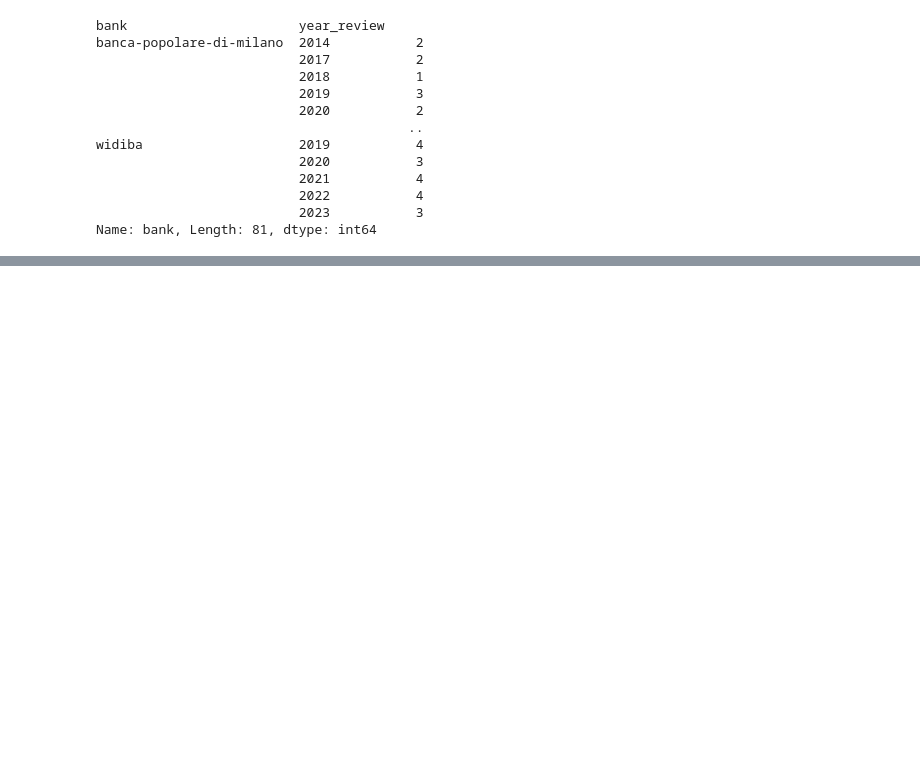
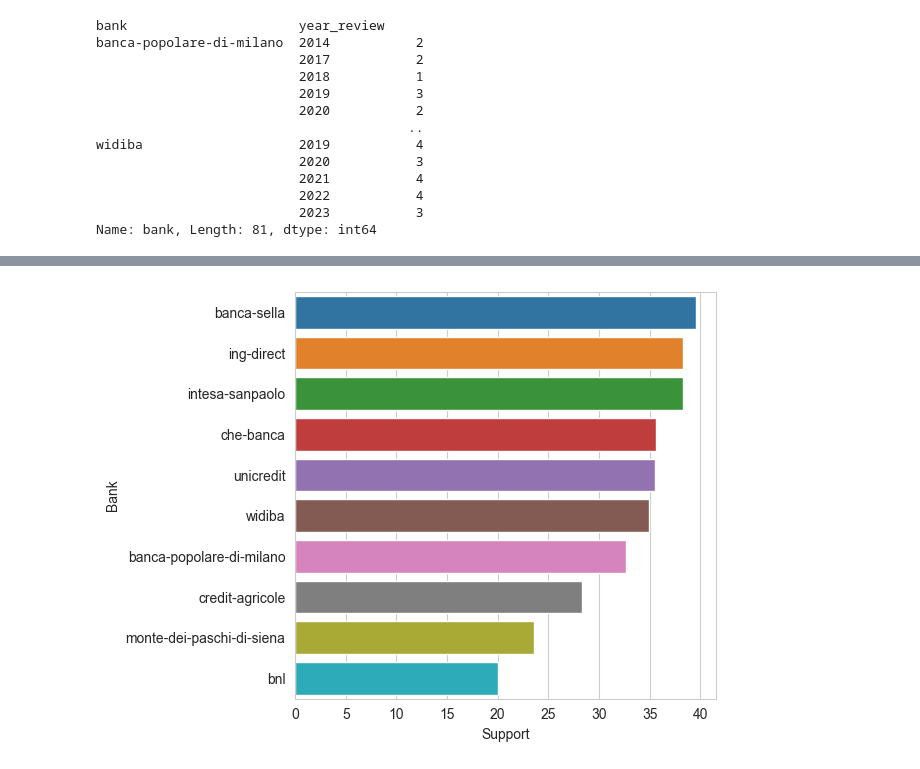
Before and after one commit to giuseppevallarelli/RighteousBanks, a Jupyter notebook: etl.ipynb, the cells around one changed output, grey strips where cells are left out. Cells and saved outputs as stored; diff of their text form; code cells hidden in the pictures; blank space fills up the shorter version.

```diff
--- a/etl.ipynb
+++ b/etl.ipynb
@@ -113,0 +233,7 @@ Name: bank, Length: 81, dtype: int64
+# %%
+sns.barplot(scores_df, x='support', y='bank_name', order=scores_df.sort_values('support', ascending=False).bank_name)
+plt.xlabel("Support", size=10)
+plt.ylabel("Bank", size=10)
+plt.tight_layout()
+# %% [output]
+[figure, added]
```
Also changed, not shown: parts of 23 cells of this notebook.
